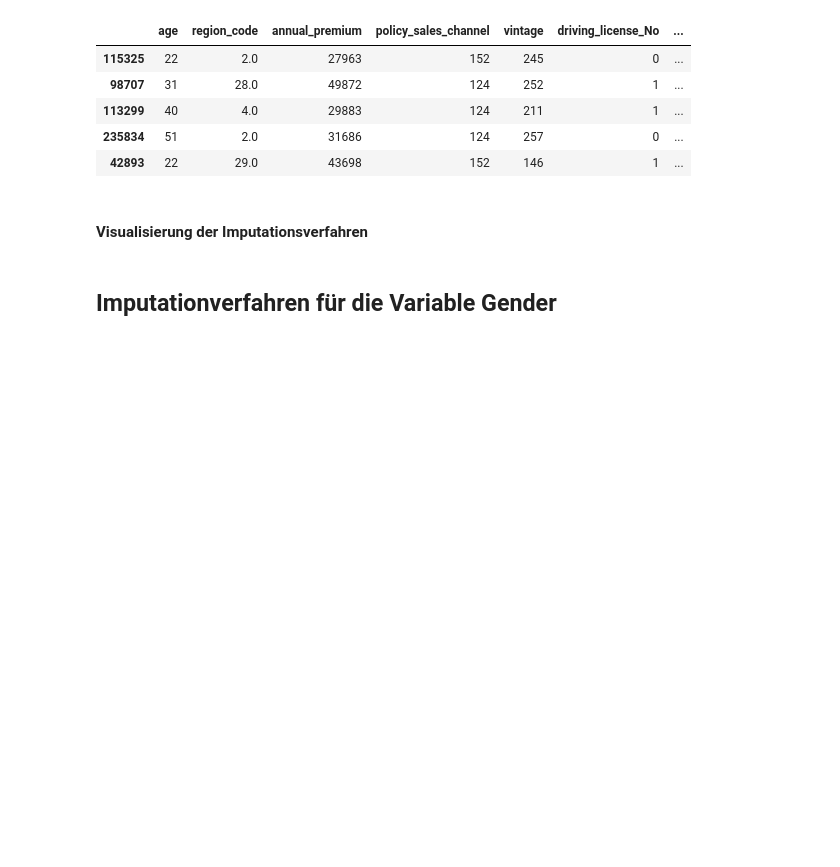
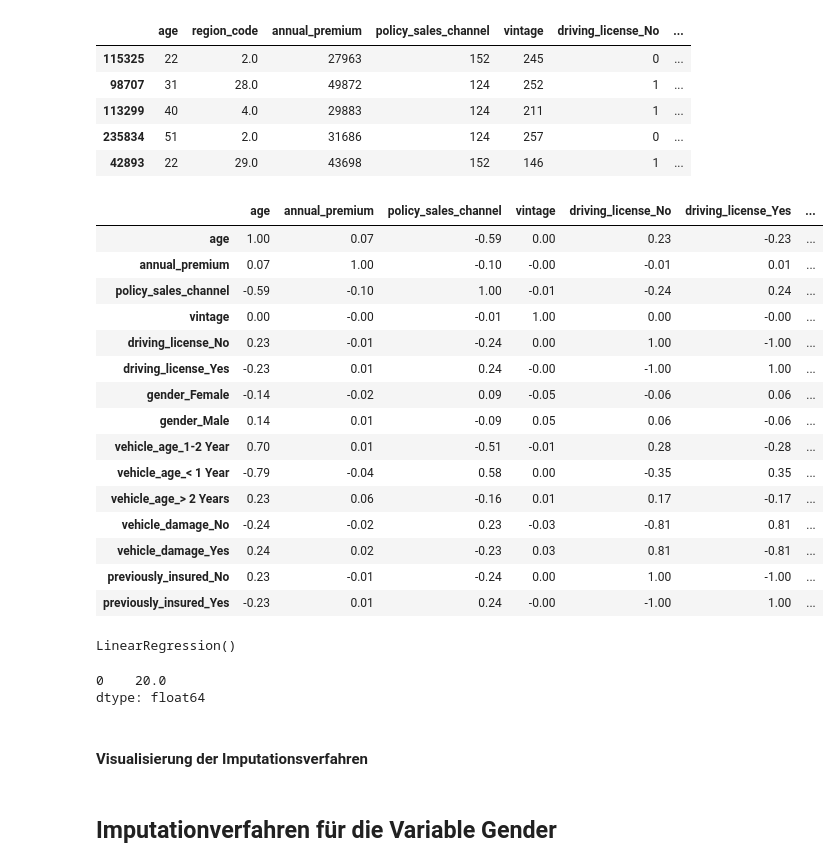
Before and after one commit to tlex-web/data_analysis_crisp_dm, a Jupyter notebook: data_preparation.ipynb, the cells around one changed output. Drawn from its saved outputs; the diff is of its cells as text; code cells hidden in the pictures; blank space fills up the shorter version.

```diff
--- a/data_preparation.ipynb
+++ b/data_preparation.ipynb
@@ -462,6 +370,6 @@ Categories (2, object): ['Female', 'Male']
 # %%
-one_hot_encoded_data = pd.get_dummies(X_train_df, columns = ['driving_license', 'gender', 'vehicle_age', 'vehicle_damage', 'previously_insured'])
-one_hot_encoded_data.head()
+X_train_df_one_hot_encoded_data = pd.get_dummies(X_train_df, columns = ['driving_license', 'gender', 'vehicle_age', 'vehicle_damage', 'previously_insured']).dropna()
+X_train_df_one_hot_encoded_data.head()
 # %% [output]
 |  | age | region_code | annual_premium | policy_sales_channel | vintage | driving_license_No | ... |
 | 115325 | 22 | 2.0 | 27963 | 152 | 245 | 0 | ... |
@@ -483,3 +380,45 @@ cdf
+# %%
+corr = X_train_df_one_hot_encoded_data.corr()
+corr.style.background_gradient(cmap='coolwarm').set_precision(2)
+# %% [output]
+|  | age | annual_premium | policy_sales_channel | vintage | driving_license_No | driving_license_Yes | ... |
+| age | 1.00 | 0.07 | -0.59 | 0.00 | 0.23 | -0.23 | ... |
+| annual_premium | 0.07 | 1.00 | -0.10 | -0.00 | -0.01 | 0.01 | ... |
+| policy_sales_channel | -0.59 | -0.10 | 1.00 | -0.01 | -0.24 | 0.24 | ... |
+| vintage | 0.00 | -0.00 | -0.01 | 1.00 | 0.00 | -0.00 | ... |
+| driving_license_No | 0.23 | -0.01 | -0.24 | 0.00 | 1.00 | -1.00 | ... |
+| driving_license_Yes | -0.23 | 0.01 | 0.24 | -0.00 | -1.00 | 1.00 | ... |
+| gender_Female | -0.14 | -0.02 | 0.09 | -0.05 | -0.06 | 0.06 | ... |
+| gender_Male | 0.14 | 0.01 | -0.09 | 0.05 | 0.06 | -0.06 | ... |
+| vehicle_age_1-2 Year | 0.70 | 0.01 | -0.51 | -0.01 | 0.28 | -0.28 | ... |
+| vehicle_age_< 1 Year | -0.79 | -0.04 | 0.58 | 0.00 | -0.35 | 0.35 | ... |
+| vehicle_age_> 2 Years | 0.23 | 0.06 | -0.16 | 0.01 | 0.17 | -0.17 | ... |
+| vehicle_damage_No | -0.24 | -0.02 | 0.23 | -0.03 | -0.81 | 0.81 | ... |
+| vehicle_damage_Yes | 0.24 | 0.02 | -0.23 | 0.03 | 0.81 | -0.81 | ... |
+| previously_insured_No | 0.23 | -0.01 | -0.24 | 0.00 | 1.00 | -1.00 | ... |
+| previously_insured_Yes | -0.23 | 0.01 | 0.24 | -0.00 | -1.00 | 1.00 | ... |
+# %%
+# Modellierung auf den Trainingsdaten
+df_regression = X_train_df_one_hot_encoded_data.copy()
+
+X = df_regression[df_regression.columns.drop(['age'])]
+y = df_regression[['age']]
+
+X_train_regression, X_test_regression, y_train_regression, y_test_regression = train_test_split(X, y, train_size=0.8, test_size = 0.2, random_state=42)
+
+X_train_df_regression = pd.DataFrame(X_train_regression)
+X_test_df_regression = pd.DataFrame(X_test_regression)
+
+lm = LinearRegression()
+lm.fit(X, y)
+# %% [output]
+LinearRegression()
+# %%
+age_pred_regression = pd.DataFrame(lm.predict(X_test_regression).round())
+age_pred_regression.min()
+# %% [output]
+0    20.0
+dtype: float64
 # %% [markdown]
 #### Visualisierung der Imputationsverfahren
 # %%
```
Also changed, not shown: parts of 11 cells of this notebook.
